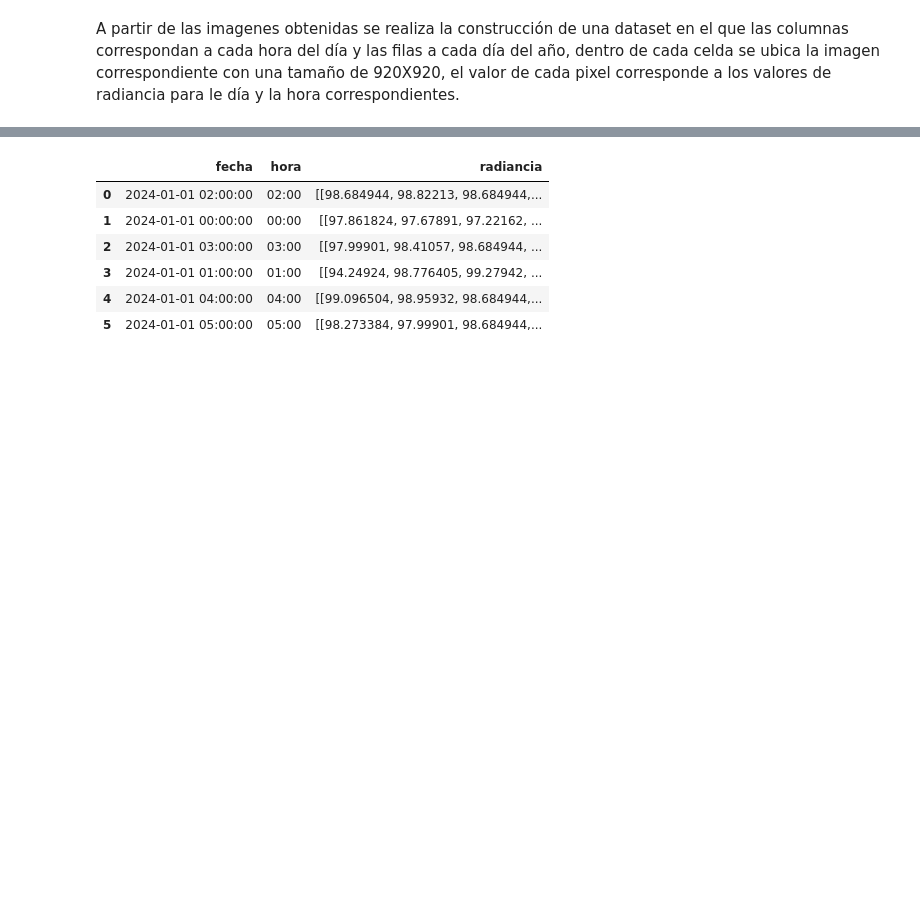
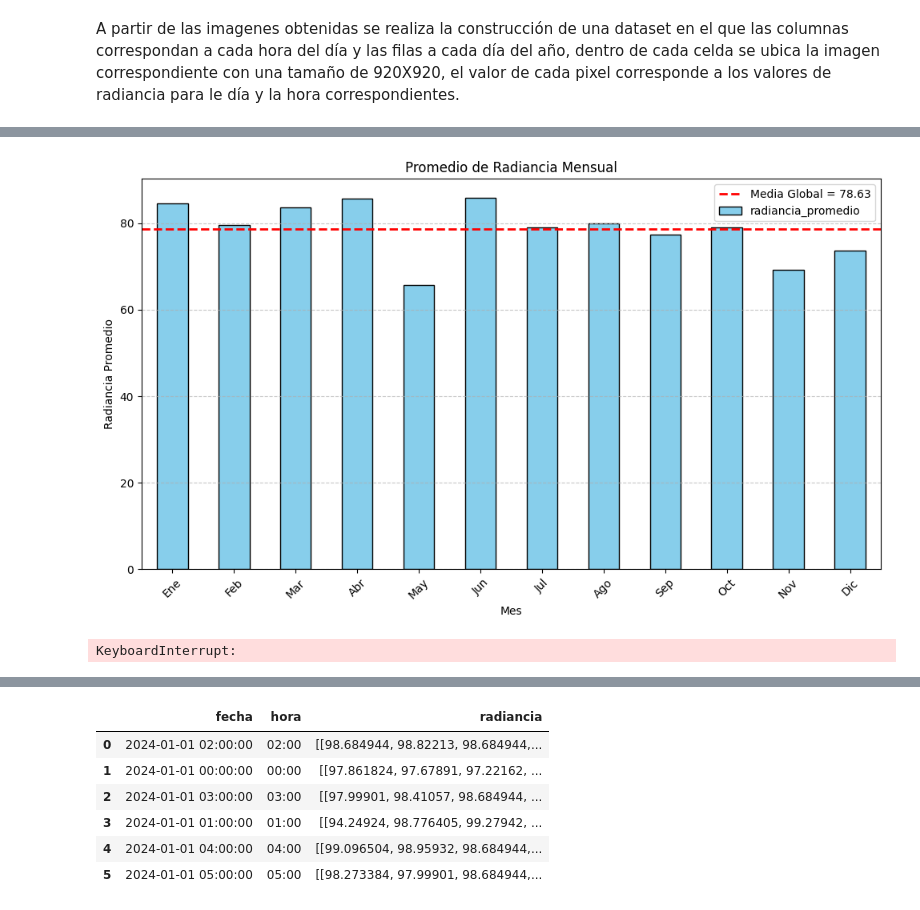
Before and after one commit to alwos19/monografia_esp_cd, a Jupyter notebook: G02.ipynb, the cells around one changed output, grey strips where cells are left out. Drawn from its saved outputs; the diff is of its cells as text; code cells hidden in the pictures; blank space fills up the shorter version.

```diff
--- a/G02.ipynb
+++ b/G02.ipynb
@@ -76,0 +134,9 @@ df_imagenes.head(2)
+# %%
+# Agregar una columna con solo la fecha (sin hora)
+df_imagenes['fecha_sin_hora'] = df_imagenes['fecha'].dt.date
+
+# Calcular el promedio de radiancia por día
+promedio_diario = df_imagenes.groupby('fecha_sin_hora')['radiancia_promedio'].mean()
+
+# Mostrar los primeros resultados
+print(promedio_diario.head())
@@ -77,3 +151,46 @@ df_imagenes.head(2)
+# %%
+# Calcular el promedio de radiancia por mes
+df_imagenes['mes'] = df_imagenes['fecha'].dt.month
+promedio_mensual = df_imagenes.groupby('mes')['radiancia_promedio'].mean()
+
+# Graficar el promedio mensual
+plt.figure(figsize=(10, 6))
+promedio_mensual.plot(kind='bar', color='skyblue', edgecolor='black')
+plt.axhline(media_global, color='red', linestyle='--', linewidth=2, label=f"Media Global = {media_global:.2f}")
+plt.title("Promedio de Radiancia Mensual")
+plt.xlabel("Mes")
+plt.ylabel("Radiancia Promedio")
+plt.xticks(ticks=range(12), labels=['Ene', 'Feb', 'Mar', 'Abr', 'May', 'Jun', 'Jul', 'Ago', 'Sep', 'Oct', 'Nov', 'Dic'], rotation=45)
+plt.legend()
+plt.grid(axis='y', linestyle='--', alpha=0.7)
+plt.tight_layout()
+plt.show()
+# %% [output]
+[figure, added]
+# %%
+# Identificar archivos que no se procesaron correctamente
+archivos_totales = os.listdir(ruta_archivos)
+
+# Extraer los nombres de los archivos procesados directamente
+archivos_procesados = [os.path.basename(archivo) for archivo in archivos_totales if procesar_archivo(archivo) is not None]
+
+# Calcular los archivos faltantes
+archivos_faltantes = set(archivos_totales) - set(archivos_procesados)
+
+# Mostrar información
+print(f"Total de archivos en la carpeta: {len(archivos_totales)}")
+print(f"Total de archivos procesados: {len(archivos_procesados)}")
+print(f"Total de archivos faltantes: {len(archivos_faltantes)}")
+
+# Mostrar los archivos faltantes
+if archivos_faltantes:
+    print("Archivos faltantes:")
+    for archivo in archivos_faltantes:
+        print(archivo)
+else:
+    print("No hay archivos faltantes.")
+# %% [output]
+KeyboardInterrupt:
 # %%
 # Calcular el promedio de radiancia para cada imagen
 df_imagenes["radiancia_promedio"] = df_imagenes["radiancia"].apply(np.mean)
```
Also changed, not shown: parts of 8 cells of this notebook, 4 other files.
